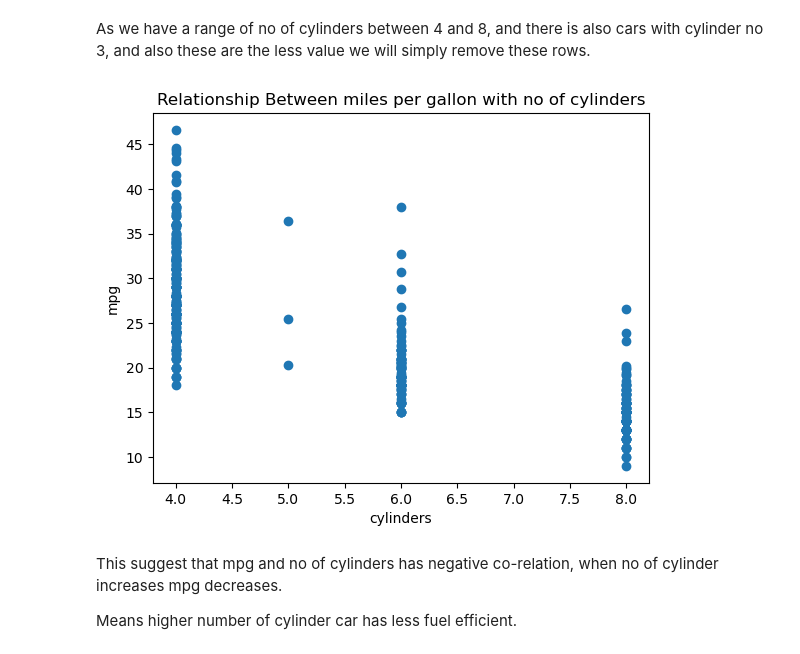
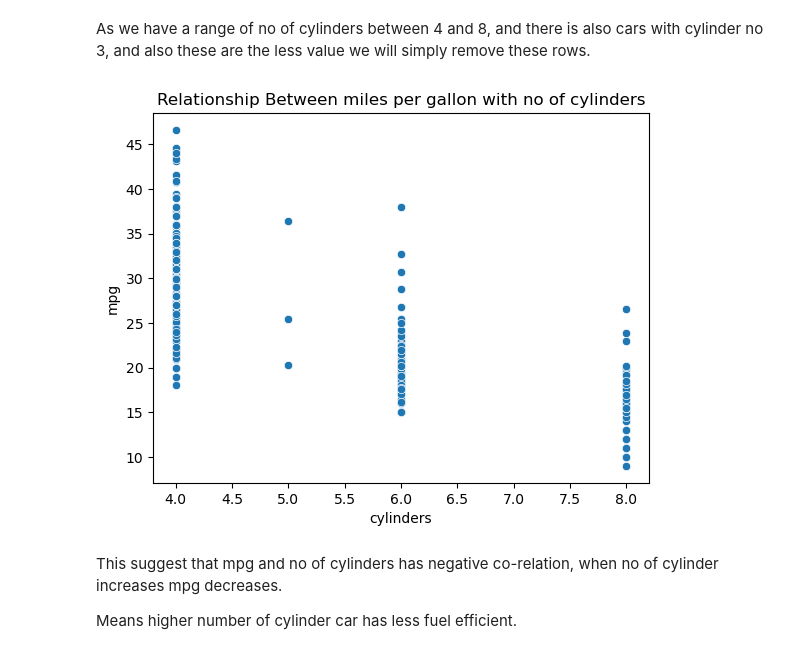
Before and after one commit to umar-khayam/Data-Science, a Jupyter notebook: Learning/Statistics/ISL/Lab/Chapter 2/Problem 9.ipynb, the cells around one changed output. Cells and saved outputs as stored; diff of their text form; code cells hidden in the pictures.

```diff
--- a/Learning/Statistics/ISL/Lab/Chapter 2/Problem 9.ipynb
+++ b/Learning/Statistics/ISL/Lab/Chapter 2/Problem 9.ipynb
@@ -259,14 +266,14 @@ auto['cylinders'].value_counts()
 auto = auto[auto['cylinders'] != 3]
 # %% [markdown]
 As we have a range of no of cylinders between 4 and 8, and there is also cars with cylinder no 3, and also these are the less value we will simply remove these rows.
-# %%
-plt.scatter(auto['cylinders'], auto['mpg'])
-plt.title('Relationship Between miles per gallon with no of cylinders')
-plt.xlabel('cylinders')
-plt.ylabel('mpg')
-plt.show()
-# %% [output]
-[figure, removed]
+# %%
+sns.scatterplot(data=auto, x="cylinders", y="mpg")
+plt.title('Relationship Between miles per gallon with no of cylinders')
+plt.xlabel('cylinders')
+plt.ylabel('mpg')
+plt.show()
+# %% [output]
+[figure, added]
 # %% [markdown]
 This suggest that mpg and no of cylinders has negative co-relation, when no of cylinder increases mpg decreases.
 
```
Also changed, not shown: parts of 17 cells of this notebook, 2 other files.
